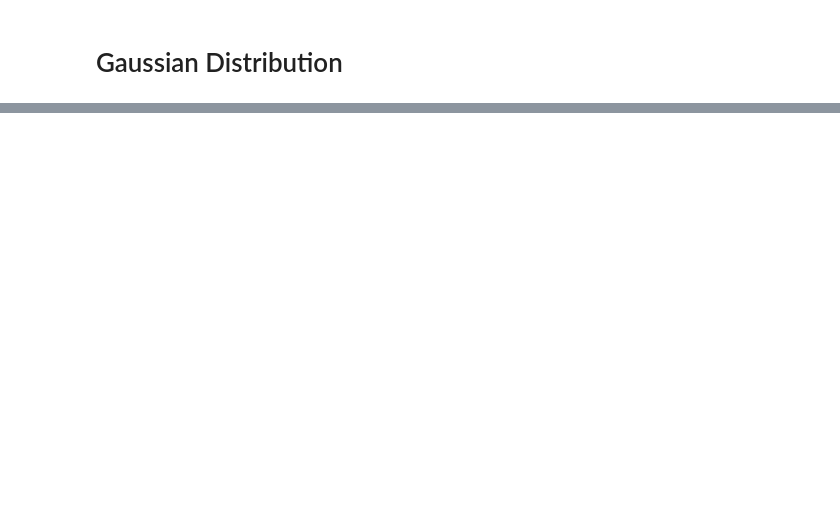
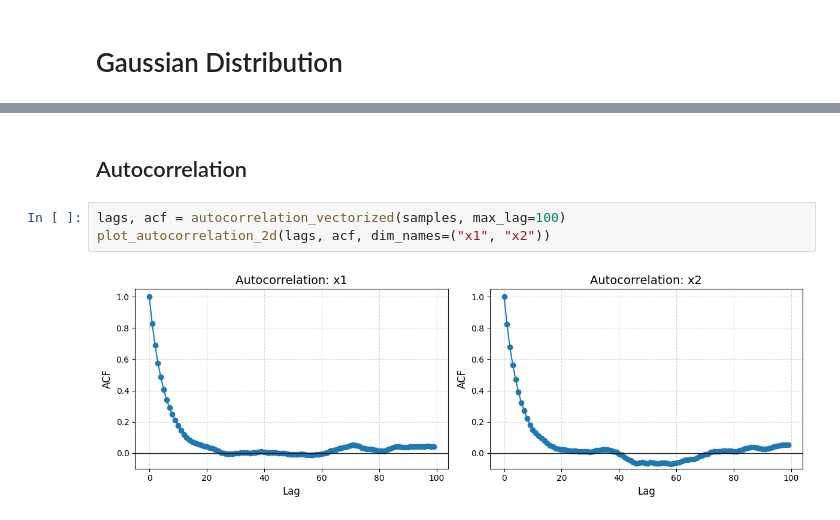
Before and after one commit to SaiSampathKedari/MonteCarlo-Statistical-Methods, a Jupyter notebook: notebooks/ch05_mcmc/ch05_08_metropolis_Hastings_MCMC_example1.ipynb, the cells around one changed output, grey strips where cells are left out. Saved outputs shown, nothing was run; the diff lists cells and outputs as text; blank space fills up the shorter version.

```diff
--- a/notebooks/ch05_mcmc/ch05_08_metropolis_Hastings_MCMC_example1.ipynb
+++ b/notebooks/ch05_mcmc/ch05_08_metropolis_Hastings_MCMC_example1.ipynb
@@ -51,0 +89,7 @@ print("Accepted Samples Ratio:", ar)
+# %% [markdown]
+## Autocorrelation
+# %%
+lags, acf = autocorrelation_vectorized(samples, max_lag=100)
+plot_autocorrelation_2d(lags, acf, dim_names=("x1", "x2"))
+# %% [output]
+[figure, added]
```
Also changed, not shown: parts of 9 cells of this notebook, 15 other files.
